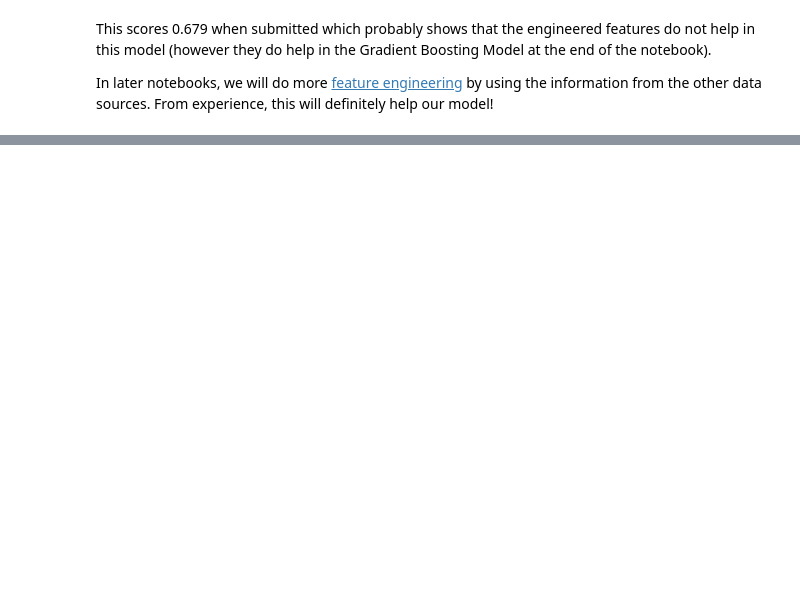
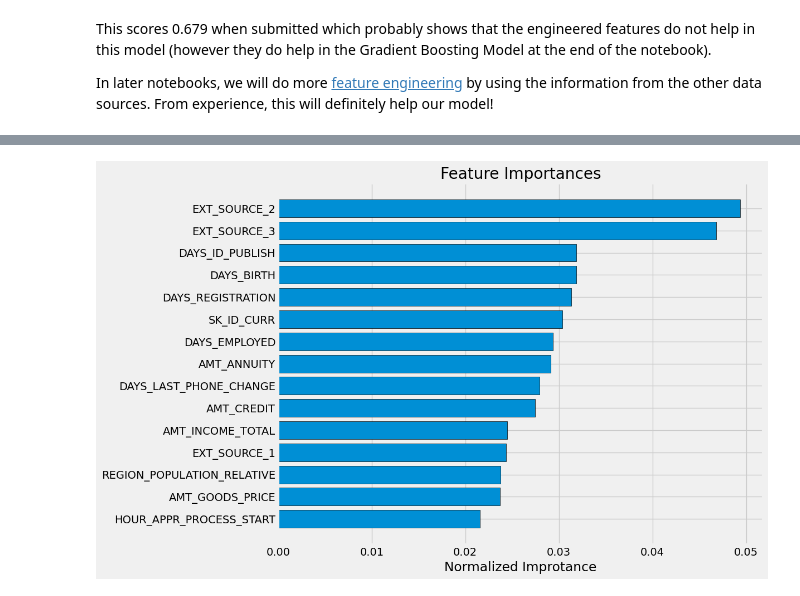
Before and after one commit to bhargav-borah/forked-practice-notebooks, a Jupyter notebook: start-here-a-gentle-introduction/home-credit-risk-1.ipynb, the cells around one changed output, grey strips where cells are left out. Drawn from its saved outputs; the diff is of its cells as text; code cells hidden in the pictures; blank space fills up the shorter version.

```diff
--- a/start-here-a-gentle-introduction/home-credit-risk-1.ipynb
+++ b/start-here-a-gentle-introduction/home-credit-risk-1.ipynb
@@ -969,0 +1021,5 @@ In later notebooks, we will do more [feature engineering](https://docs.featureto
+# %%
+# Show the feature importances for the default features
+feature_importances_sorted = plot_feature_importances(feature_importances)
+# %% [output]
+[figure, added]
```
Also changed, not shown: parts of 8 cells of this notebook.
